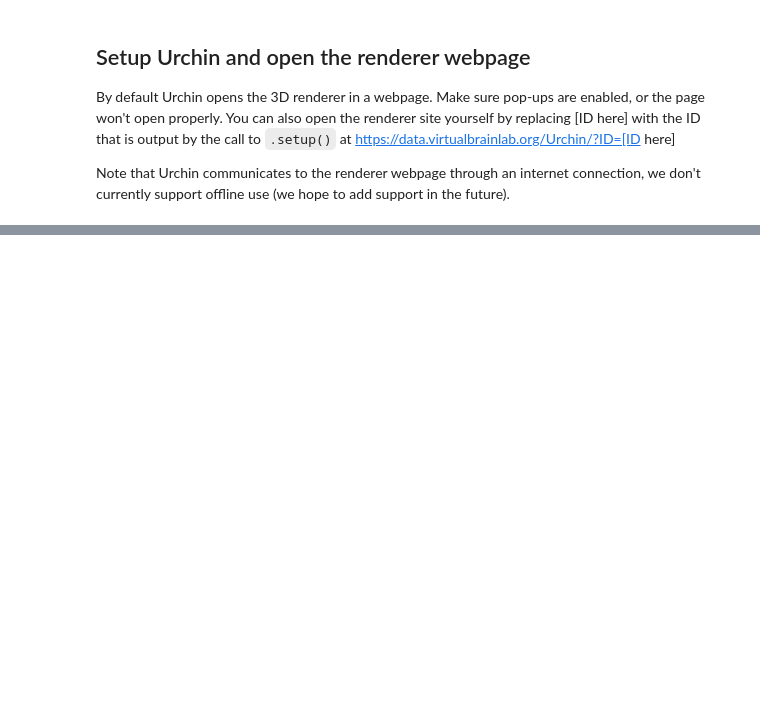
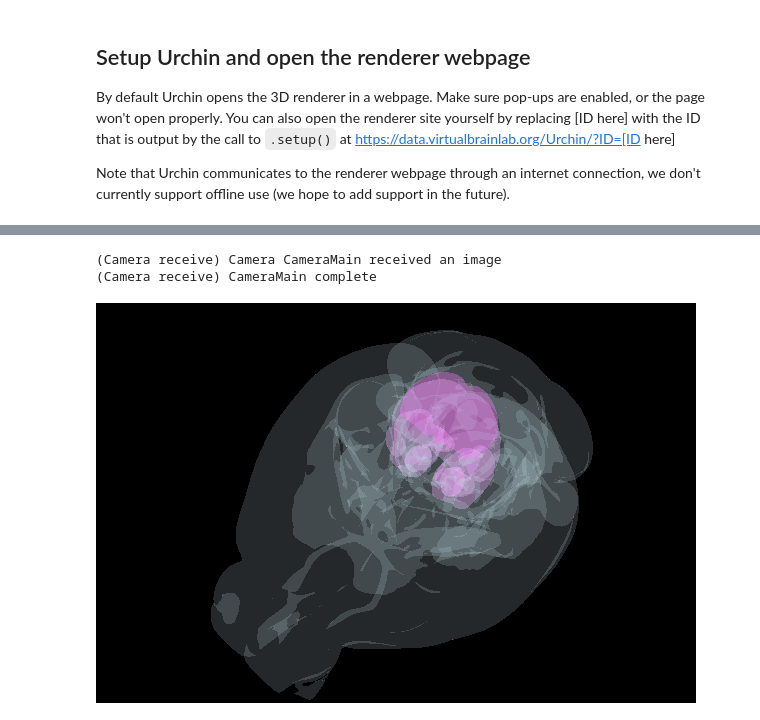
Before and after one commit to VirtualBrainLab/urchin-examples, a Jupyter notebook: basics/cameras.ipynb, the cells around one changed output, grey strips where cells are left out. Cells and saved outputs as stored; diff of their text form; code cells hidden in the pictures; blank space fills up the shorter version.

Commit message:
feat: updating Cameras notebook

```diff
--- a/basics/cameras.ipynb
+++ b/basics/cameras.ipynb
@@ -140,0 +45,14 @@ To download files from the Colab UI, click the file icon on the left bar. Double
+# %%
+urchin.ccf25.load()
+# %%
+urchin.ccf25.grey.set_visibility(True)
+urchin.ccf25.grey.set_material('transparent-unlit')
+urchin.ccf25.grey.set_alpha(0.1)
+# %%
+brain_areas = ["MRN", "SCs", "SCm", "APN", "RN"]
+#Generating brain area images:
+area_list = urchin.ccf25.get_areas(brain_areas)
+
+urchin.ccf25.set_visibilities(area_list, True)
+urchin.ccf25.set_materials(area_list, 'transparent-unlit')
+urchin.ccf25.set_alphas(area_list, 0.2)
@@ -140,0 +64,11 @@ To download files from the Colab UI, click the file icon on the left bar. Double
+# %%
+urchin.camera.main.set_rotation([22.5, 22.5, 225])
+urchin.camera.main.set_mode('perspective')
+urchin.camera.main.set_zoom(45)
+urchin.camera.main.set_background_color('#000000')
+# %%
+await urchin.camera.main.screenshot(size=[600,400])
+# %% [output]
+(Camera receive) Camera CameraMain received an image
+(Camera receive) CameraMain complete
+[figure, added]
```
Also changed, not shown: parts of 51 cells of this notebook.
